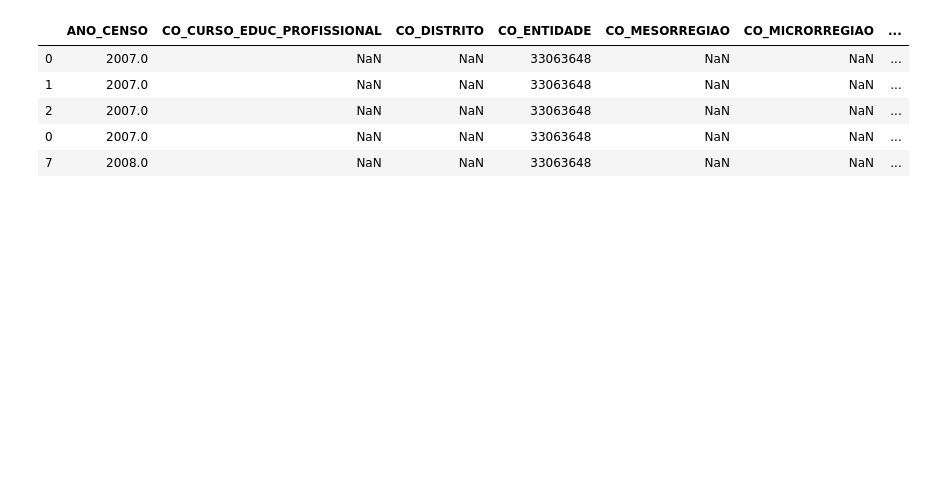
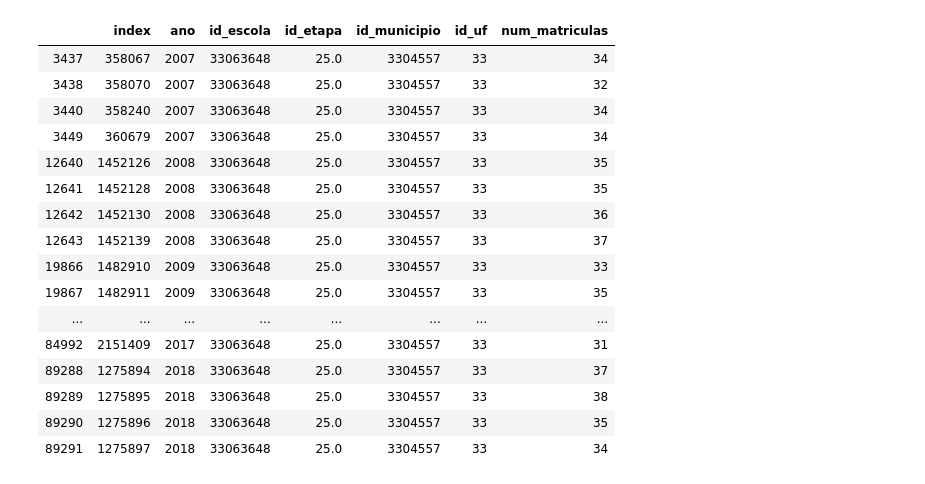
Before and after one commit to pauloneves/educacao, a Jupyter notebook: analisa.ipynb, the cells around one changed output. Saved outputs shown, nothing was run; the diff lists cells and outputs as text; code cells hidden in the pictures; blank space fills up the shorter version.

```diff
--- a/analisa.ipynb
+++ b/analisa.ipynb
@@ -206,13 +220,24 @@ KeyError: 33178860
 # %%
 with pd.option_context('display.max_columns', None):
-    display(df_primeiro_ano_turmas.loc[df_primeiro_ano_turmas.CO_ENTIDADE == CO_SAO_VICENTE].head())
+    display(df_primeiro_ano_turmas.loc[df_primeiro_ano_turmas.id_escola == CO_SAO_VICENTE])
 # %% [output]
-|  | ANO_CENSO | CO_CURSO_EDUC_PROFISSIONAL | CO_DISTRITO | CO_ENTIDADE | CO_MESORREGIAO | CO_MICRORREGIAO | ... |
-| 0 | 2007.0 | NaN | NaN | 33063648 | NaN | NaN | ... |
-| 1 | 2007.0 | NaN | NaN | 33063648 | NaN | NaN | ... |
-| 2 | 2007.0 | NaN | NaN | 33063648 | NaN | NaN | ... |
-| 0 | 2007.0 | NaN | NaN | 33063648 | NaN | NaN | ... |
-| 7 | 2008.0 | NaN | NaN | 33063648 | NaN | NaN | ... |
+|  | index | ano | id_escola | id_etapa | id_municipio | id_uf | num_matriculas |
+| 3437 | 358067 | 2007 | 33063648 | 25.0 | 3304557 | 33 | 34 |
+| 3438 | 358070 | 2007 | 33063648 | 25.0 | 3304557 | 33 | 32 |
+| 3440 | 358240 | 2007 | 33063648 | 25.0 | 3304557 | 33 | 34 |
+| 3449 | 360679 | 2007 | 33063648 | 25.0 | 3304557 | 33 | 34 |
+| 12640 | 1452126 | 2008 | 33063648 | 25.0 | 3304557 | 33 | 35 |
+| 12641 | 1452128 | 2008 | 33063648 | 25.0 | 3304557 | 33 | 35 |
+| 12642 | 1452130 | 2008 | 33063648 | 25.0 | 3304557 | 33 | 36 |
+| 12643 | 1452139 | 2008 | 33063648 | 25.0 | 3304557 | 33 | 37 |
+| 19866 | 1482910 | 2009 | 33063648 | 25.0 | 3304557 | 33 | 33 |
+| 19867 | 1482911 | 2009 | 33063648 | 25.0 | 3304557 | 33 | 35 |
+| ... | ... | ... | ... | ... | ... | ... | ... |
+| 84992 | 2151409 | 2017 | 33063648 | 25.0 | 3304557 | 33 | 31 |
+| 89288 | 1275894 | 2018 | 33063648 | 25.0 | 3304557 | 33 | 37 |
+| 89289 | 1275895 | 2018 | 33063648 | 25.0 | 3304557 | 33 | 38 |
+| 89290 | 1275896 | 2018 | 33063648 | 25.0 | 3304557 | 33 | 35 |
+| 89291 | 1275897 | 2018 | 33063648 | 25.0 | 3304557 | 33 | 34 |
 # %%
 df_ano_um = pd.concat([df_melhores.set_index('CO_ENTIDADE')[['rotulo', 'num', 'rank']], df_ano_um['NU_MATRICULAS']], axis=1)
 df_ano_um.sort_values('rank').head(40)
```
Also changed, not shown: parts of 18 cells of this notebook, 4 other files.
